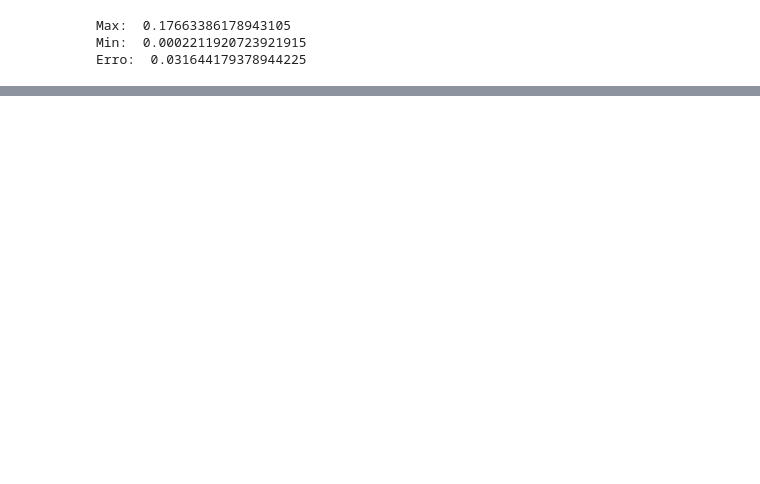
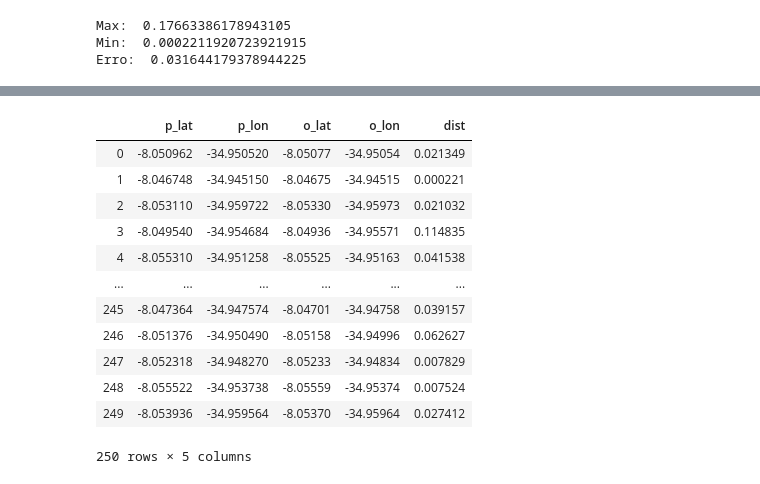
Before and after one commit to gabrielvmelo/cmoveis, a Jupyter notebook: cmoveis_projeto.ipynb, the cells around one changed output, grey strips where cells are left out. Saved outputs shown, nothing was run; the diff lists cells and outputs as text; code cells hidden in the pictures; blank space fills up the shorter version.

```diff
--- a/cmoveis_projeto.ipynb
+++ b/cmoveis_projeto.ipynb
@@ -171,0 +168,16 @@ plt.show()
+# %%
+df
+# %% [output]
+|  | p_lat | p_lon | o_lat | o_lon | dist |
+| 0 | -8.050962 | -34.950520 | -8.05077 | -34.95054 | 0.021349 |
+| 1 | -8.046748 | -34.945150 | -8.04675 | -34.94515 | 0.000221 |
+| 2 | -8.053110 | -34.959722 | -8.05330 | -34.95973 | 0.021032 |
+| 3 | -8.049540 | -34.954684 | -8.04936 | -34.95571 | 0.114835 |
+| 4 | -8.055310 | -34.951258 | -8.05525 | -34.95163 | 0.041538 |
+| ... | ... | ... | ... | ... | ... |
+| 245 | -8.047364 | -34.947574 | -8.04701 | -34.94758 | 0.039157 |
+| 246 | -8.051376 | -34.950490 | -8.05158 | -34.94996 | 0.062627 |
+| 247 | -8.052318 | -34.948270 | -8.05233 | -34.94834 | 0.007829 |
+| 248 | -8.055522 | -34.953738 | -8.05559 | -34.95374 | 0.007524 |
+| 249 | -8.053936 | -34.959564 | -8.05370 | -34.95964 | 0.027412 |
+250 rows × 5 columns
```
Also changed, not shown: parts of 30 cells of this notebook, 11 other files.
